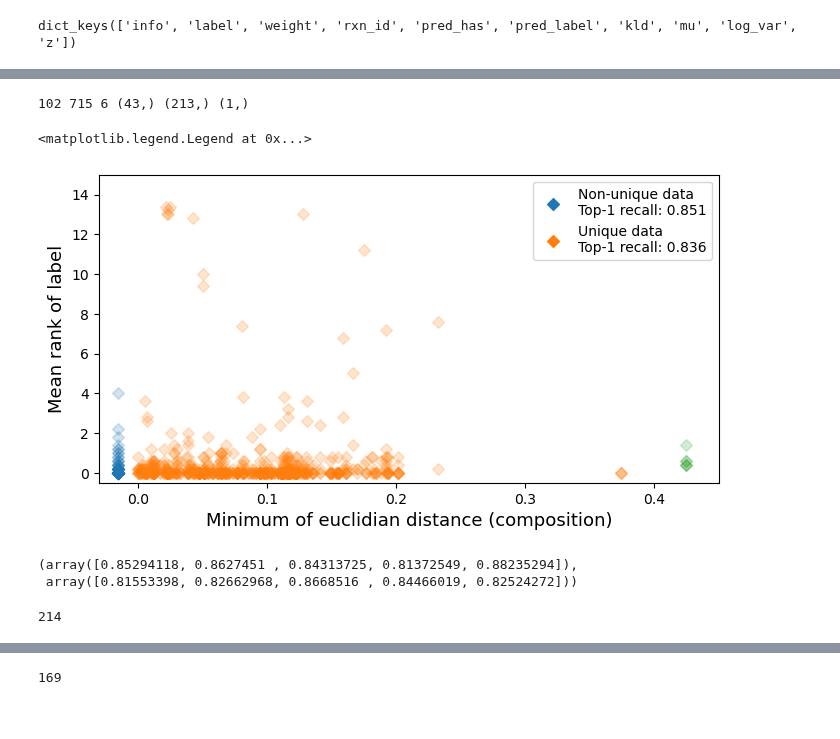
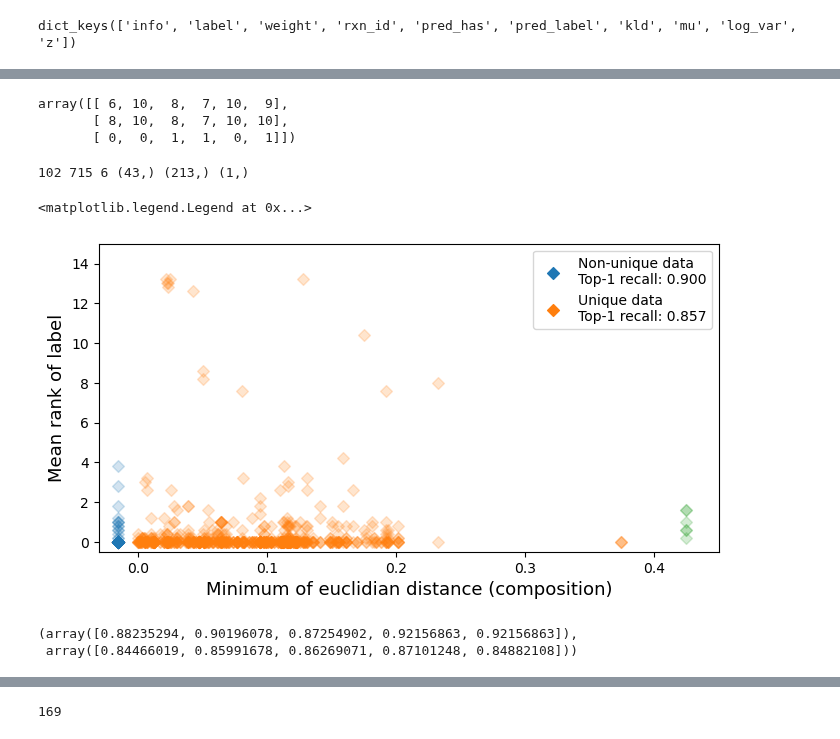
Before and after one commit to git-jhyang/inorganic_synthesis, a Jupyter notebook: notebooks/sampling.ipynb, the cells around one changed output, grey strips where cells are left out. Saved outputs shown, nothing was run; the diff lists cells and outputs as text; code cells hidden in the pictures.

Commit message:
test sampling

```diff
--- a/notebooks/sampling.ipynb
+++ b/notebooks/sampling.ipynb
@@ -53,7 +74,7 @@ for i, d in enumerate(icsd_data):
     metals = []
     target_metals = [e for e in d['target_comp'].keys() if e in MetalElements]
     for p in d['precursor_comp']:
-        pstr = composit_parser(p)
+        pstr = Composition(p).get_integer_formula_and_factor()[0]
         if pstr not in pstrs:
 #            print(i, d['doi'], pstr)
             skip = True
@@ -78,7 +99,7 @@ for i, d in enumerate(icsd_data):
             'doi': d['doi'],
             'target_comp': {e:n/np.sum(list(d['target_comp'].values())) for e,n in d['target_comp'].items()},
             'precursor_comp': [{e:n/np.sum(list(p.values())) for e,n in p.items()} for p in d['precursor_comp']],
-            'precursor_comp_': d['precursor_comp'],
+            'precursor_strs': [Composition({e:n/np.sum(list(p.values())) for e,n in p.items()}).get_integer_formula_and_factor()[0] for p in d['precursor_comp']],
             'heat_time': d['heat_time'],
             'heat_temp': d['heat_temp'],
         })
@@ -166,7 +173,7 @@ i = 252
 for k, v in valid_data[i].items():
     print(f'{k}: {v},')
 print()
-j = rxn_idx_to_id[same_target_idxs_urxn[same_target_idxs_icsd == i][0]]
+j = rxn_idx_to_id[similar_target_idxs_urxn[similar_target_idxs_icsd == i][0]]
 net_data = get_origin(j)
 for j, d in zip(net_data['id_reaction'], net_data['dist']):
     k = rxn_id_to_idx[j]
@@ -274,13 +307,2 @@ for i in range(5):
-# %%
-ds = ReactionGraphDataset('cgcnn+elemnet')
-ds.from_dataset(valid_data,
-                heat_temp_fnc=lambda x: np.mean(x['heat_temp']),
-                heat_time_fnc=lambda x: np.mean(x['heat_time']))
-
-outputs_test = []
-for model in models:
-    tr = VAETrainer(model, 1, device='cuda')
-    _, output =tr.test(DataLoader(ds, batch_size=2048, collate_fn=ds.cfn))
-    outputs_test.append(output)
 # %% [markdown]
 ## test
@@ -290,21 +342,22 @@ outputs_test[0].keys()
 # %% [output]
 dict_keys(['info', 'label', 'weight', 'rxn_id', 'pred_has', 'pred_label', 'kld', 'mu', 'log_var', 'z'])
 # %%
-cv_test_results = {j:[[], [], [], [], []] for j in np.unique(outputs_test[0]['rxn_id']).astype(int)}
+test_results = {j:[[], [], [], [], []] for j in np.unique(outputs_test[0]['rxn_id']).astype(int)}
 for fold_idx in range(5):
-    rxn_id = outputs_test[fold_idx]['rxn_id']
-    is_last = get_is_last(rxn_id)
+    rxn_ids = outputs_test[fold_idx]['rxn_id'].astype(int)
+    is_last = get_is_last(rxn_ids)
     label = outputs_test[fold_idx]['label']
     pred_label = outputs_test[fold_idx]['pred_label']
     pred_has_ = outputs_test[fold_idx]['pred_has']
     pred_has = pred_has_ > ths[fold_idx]
-    for i, l, pl, ph, il in zip(rxn_id, label, pred_label, pred_has, is_last):
+    for i, l, pl, il in zip(rxn_ids, label, pred_label, is_last):
         if il:
             continue
         m_p = np.where(pl > 0)[0]
         p_order = m_p[np.argsort(pl[m_p])][::-1].tolist()
         j = p_order.index(l.argmax())
-        cv_test_results[i][fold_idx].append(j)
-cv_test_results = [np.array(v).T for k,v in sorted(cv_test_results.items(), key=lambda x: x[0])]
-cv_test_results = np.array(cv_test_results, dtype=object)
+        test_results[i][fold_idx].append(j)
+
+test_results = [np.array(v).T for k,v in sorted(test_results.items(), key=lambda x: x[0])]
+test_results = np.array(test_results, dtype=object)
 # %%
@@ -321,32 +371,38 @@ cv_test_results = np.array(cv_test_results, dtype=object)
+# %%
+test_results[2]
+# %% [output]
+array([[ 6, 10,  8,  7, 10,  9],
+       [ 8, 10,  8,  7, 10, 10],
+       [ 0,  0,  1,  1,  0,  1]])
 # %%
 f, ax = plt.subplots(1,1,figsize=(8, 4))
-rxn_ids = np.hstack([[i]*len(d) for i,d in enumerate(cv_test_results)])
+rxn_ids = np.hstack([[i]*len(d) for i,d in enumerate(test_results)]).astype(int)
 xs = dist.min(1)[rxn_ids]
 m0 = xs < 1e-5
 m2 = np.zeros_like(xs).astype(bool)
 m2[rxn_ids == 169] = True
 m1 = ~m0 & ~m2
 print(m0.sum(), m1.sum(), m2.sum(), np.unique(rxn_ids[m0]).shape, np.unique(rxn_ids[m1]).shape, np.unique(rxn_ids[m2]).shape)
-ys = np.hstack([np.mean(d, 1) for d in cv_test_results])
+ys = np.hstack([np.array(d)[:, :5].mean(1) for d in test_results])
 ax.scatter([-0.015] * m0.sum(), ys[m0], alpha=0.2, marker='D')
 ax.scatter(xs[m1], ys[m1], alpha=0.2, marker='D')
 ax.scatter(xs[m2], ys[m2], alpha=0.2, marker='D')
 ax.set_ylabel('Mean rank of label', fontsize=13)
 ax.set_xlabel('Minimum of euclidian distance (composition)', fontsize=13)
 ax.set_xlim([-0.03, 0.45])
 ax.set_ylim([-0.5, 15])
 
-ranks = [[], []]
-for is_unique, data in zip((dist < 1e-8).sum(1) == 0, cv_test_results):
-    ranks[int(is_unique)].append(data)
-rec_dup, rec_uniq = np.mean(np.vstack(ranks[0]) < 1, 0).mean(), np.mean(np.vstack(ranks[1]) < 1, 0).mean()
+ranks_ens = [[], []]
+for is_unique, data in zip((dist < 1e-8).sum(1) == 0, test_results):
+    ranks_ens[int(is_unique)].append(np.array(data)[:, :5])
+rec_dup, rec_uniq = np.mean(np.vstack(ranks_ens[0]) < 1, 0).mean(), np.mean(np.vstack(ranks_ens[1]) < 1, 0).mean()
 
 ax.scatter([-2],[2], marker='D', color=plt.cm.tab10(0), label=f'Non-unique data\nTop-1 recall: {rec_dup:.3f}')
 ax.scatter([-2],[2], marker='D', color=plt.cm.tab10(1), label=f'Unique data\nTop-1 recall: {rec_uniq:.3f}')
 ax.legend(loc='upper right')
 
 #ax.scatter(xs[m2], ys[m2], alpha=0.2)
 # %% [output]
 102 715 6 (43,) (213,) (1,)
 <matplotlib.legend.Legend at 0x...>
-[figure, old version]
+[figure, new version]
@@ -353,10 +436,5 @@ ax.legend(loc='upper right')
 # %%
-np.mean(np.vstack(ranks[0]) < 1, 0), np.mean(np.vstack(ranks[1]) < 1, 0)
+np.mean(np.vstack(ranks_ens[0]) < 1, 0), np.mean(np.vstack(ranks_ens[1]) < 1, 0)
 # %% [output]
-(array([0.85294118, 0.8627451 , 0.84313725, 0.81372549, 0.88235294]),
- array([0.81553398, 0.82662968, 0.8668516 , 0.84466019, 0.82524272]))
+(array([0.88235294, 0.90196078, 0.87254902, 0.92156863, 0.92156863]),
+ array([0.84466019, 0.85991678, 0.86269071, 0.87101248, 0.84882108]))
-# %%
-mask_new_icsd = (dist < 1e-8).sum(1) == 0
-mask_new_icsd.sum()
-# %% [output]
-214
```
Also changed, not shown: parts of 57 cells of this notebook, 18 other files.
